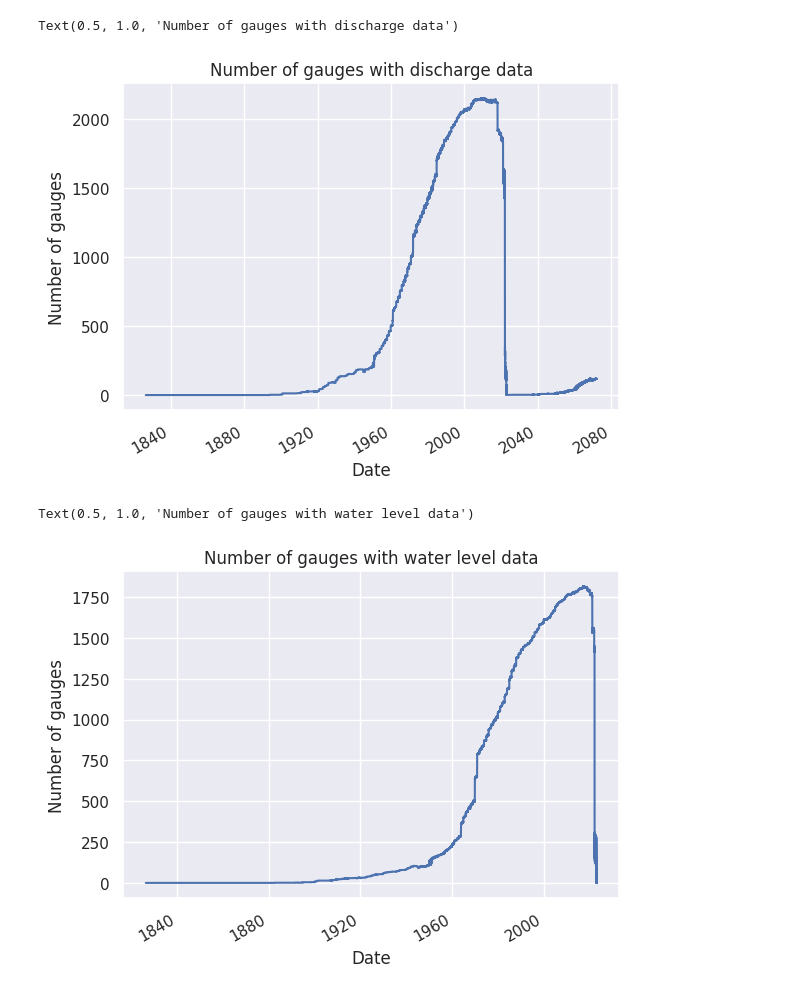
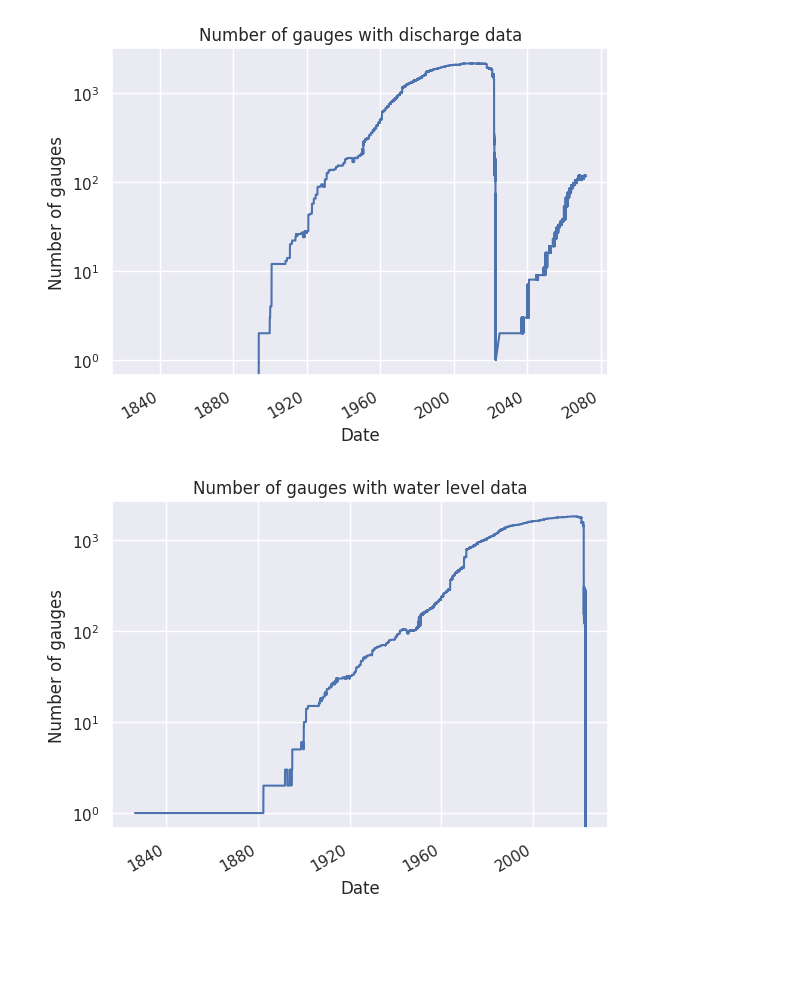
Before and after one commit to CAMELS-DE/camelsp, a Jupyter notebook: scripts/density.ipynb, the cells around one changed output. Cells and saved outputs as stored; diff of their text form; code cells hidden in the pictures; blank space fills up the shorter version.

```diff
--- a/scripts/density.ipynb
+++ b/scripts/density.ipynb
@@ -64,18 +64,18 @@ def merge_series_to_df(series_list):
 # %%
 q_df = merge_series_to_df(q_list)
 ax = q_df.count(axis=1).plot()
 ax.set_ylabel('Number of gauges')
 ax.set_xlabel('Date')
 ax.set_title('Number of gauges with discharge data')
+ax.set_yscale('log')
 # %% [output]
-Text(0.5, 1.0, 'Number of gauges with discharge data')
-[figure, old version]
+[figure, new version]
 # %%
 w_df = merge_series_to_df(w_list)
 ax = w_df.count(axis=1).plot()
 ax.set_ylabel('Number of gauges')
 ax.set_xlabel('Date')
 ax.set_title('Number of gauges with water level data')
+ax.set_yscale('log')
 # %% [output]
-Text(0.5, 1.0, 'Number of gauges with water level data')
-[figure, old version]
+[figure, new version]
```
